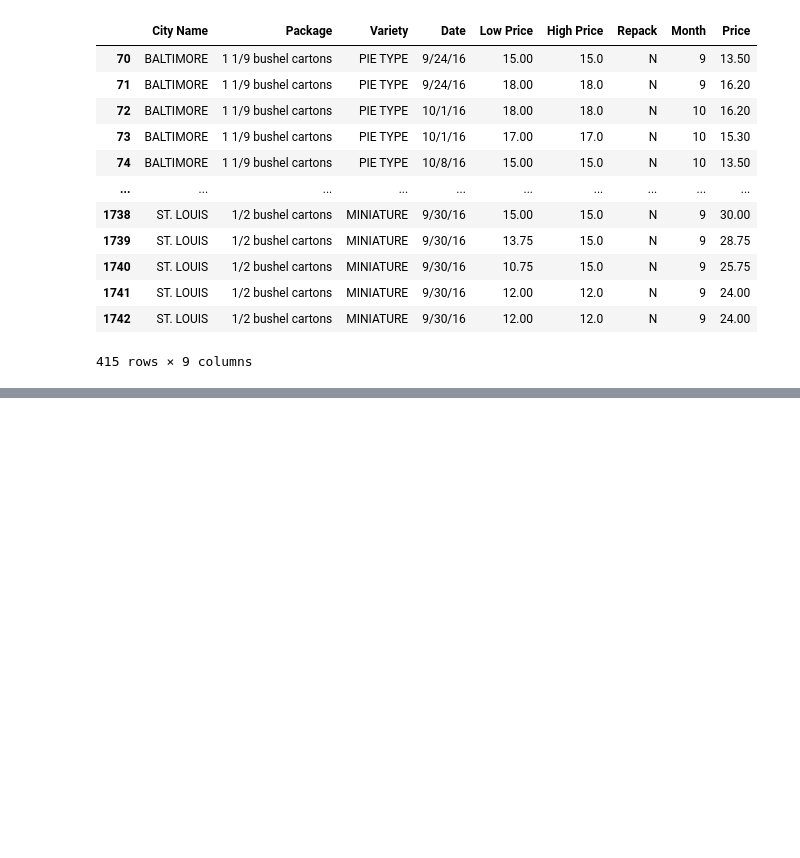
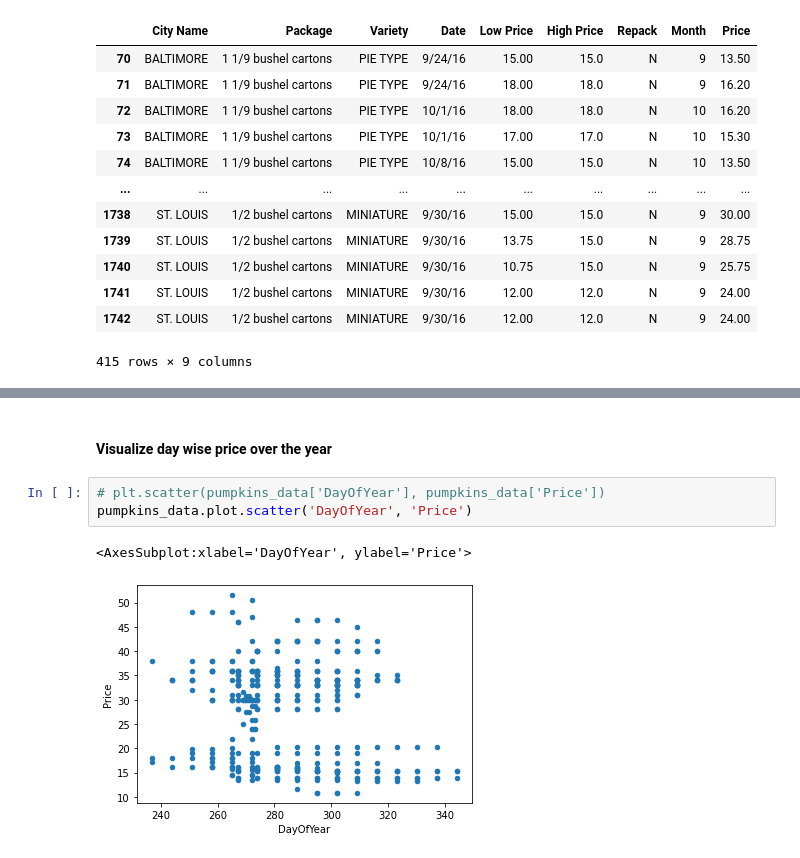
Before and after one commit to khqnn/machine-learning, a Jupyter notebook: regression/us pumpkins.ipynb, the cells around one changed output, grey strips where cells are left out. Cells and saved outputs as stored; diff of their text form; blank space fills up the shorter version.

```diff
--- a/regression/us pumpkins.ipynb
+++ b/regression/us pumpkins.ipynb
@@ -127,0 +157,8 @@ pumpkins_data
+# %% [markdown]
+#### Visualize day wise price over the year
+# %%
+# plt.scatter(pumpkins_data['DayOfYear'], pumpkins_data['Price'])
+pumpkins_data.plot.scatter('DayOfYear', 'Price')
+# %% [output]
+<AxesSubplot:xlabel='DayOfYear', ylabel='Price'>
+[figure, added]
```
Also changed, not shown: parts of 28 cells of this notebook, 1 other file.
